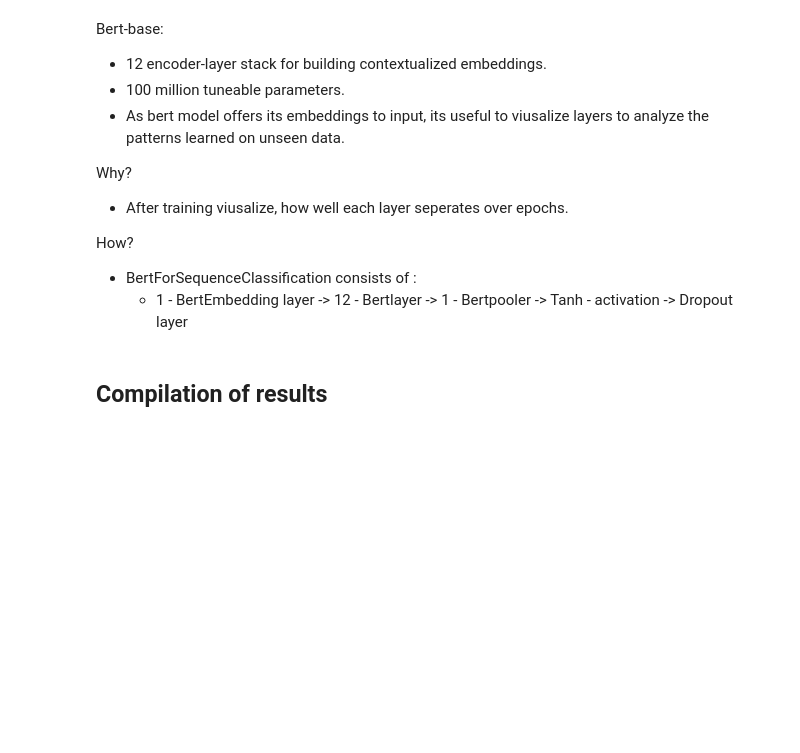
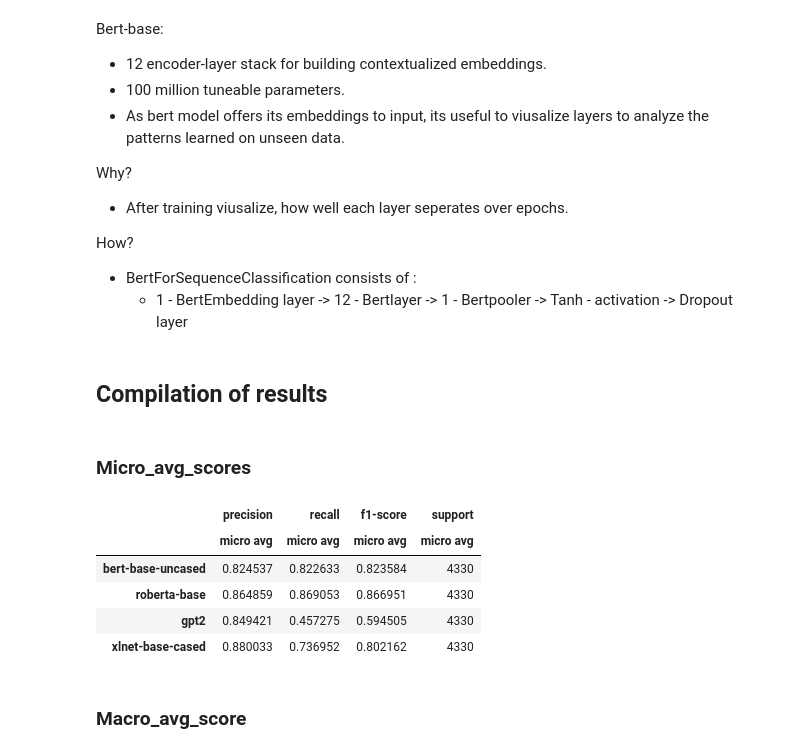
Before and after one commit to mvdheram/Stereotypical-Social-bias-detection-, a Jupyter notebook: Language_model_and_visualization_notes.ipynb, the cells around one changed output. Saved outputs shown, nothing was run; the diff lists cells and outputs as text; code cells hidden in the pictures; blank space fills up the shorter version.

```diff
--- a/Language_model_and_visualization_notes.ipynb
+++ b/Language_model_and_visualization_notes.ipynb
@@ -115,3 +143,30 @@ How?
     * 1 - BertEmbedding layer -> 12 - Bertlayer -> 1 - Bertpooler -> Tanh - activation -> Dropout layer
 # %% [markdown]
 ## Compilation of results
+# %%
+bert = open('/content/eval_results_BERT_0.5_.json','r')
+roberta = open('/content/eval_results_RoBERTa_0.5_.json','r')
+gpt2 = open('/content/eval_results_gpt-2_0.5_.json','r')
+xlnet = open('/content/eval_results_xlnet_0.5_.json','r')
+# %%
+bert_metrics = json.load(bert)
+roberta_metrics = json.load(roberta)
+gpt2_metrics = json.load(gpt2)
+xlnet_metrics = json.load(xlnet)
+# %% [markdown]
+### Micro_avg_scores
+# %%
+micro_avg_lms = pd.DataFrame([bert_metrics['Classification_report']['micro avg'],roberta_metrics['Classification_report']['micro avg'],gpt2_metrics['Classification_report']['micro avg'],xlnet_metrics['Classification_report']['micro avg']],index=['bert-base-uncased','roberta-base','gpt2','xlnet-base-cased'])
+# %%
+micro_avg_lms.columns = pd.MultiIndex.from_product([micro_avg_lms.columns, ['micro avg']])
+# %%
+micro_avg_lms
+# %% [output]
+|  | precision | recall | f1-score | support |
+|  | micro avg | micro avg | micro avg | micro avg |
+| bert-base-uncased | 0.824537 | 0.822633 | 0.823584 | 4330 |
+| roberta-base | 0.864859 | 0.869053 | 0.866951 | 4330 |
+| gpt2 | 0.849421 | 0.457275 | 0.594505 | 4330 |
+| xlnet-base-cased | 0.880033 | 0.736952 | 0.802162 | 4330 |
+# %% [markdown]
+### Macro_avg_score
```
Also changed, not shown: parts of 15 cells of this notebook.
